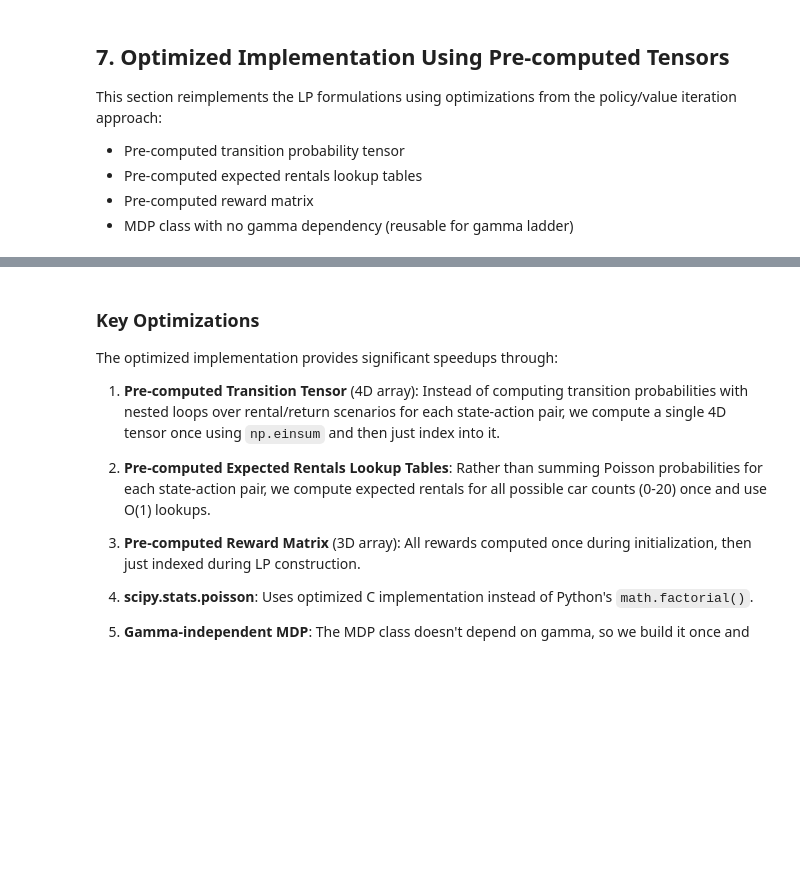
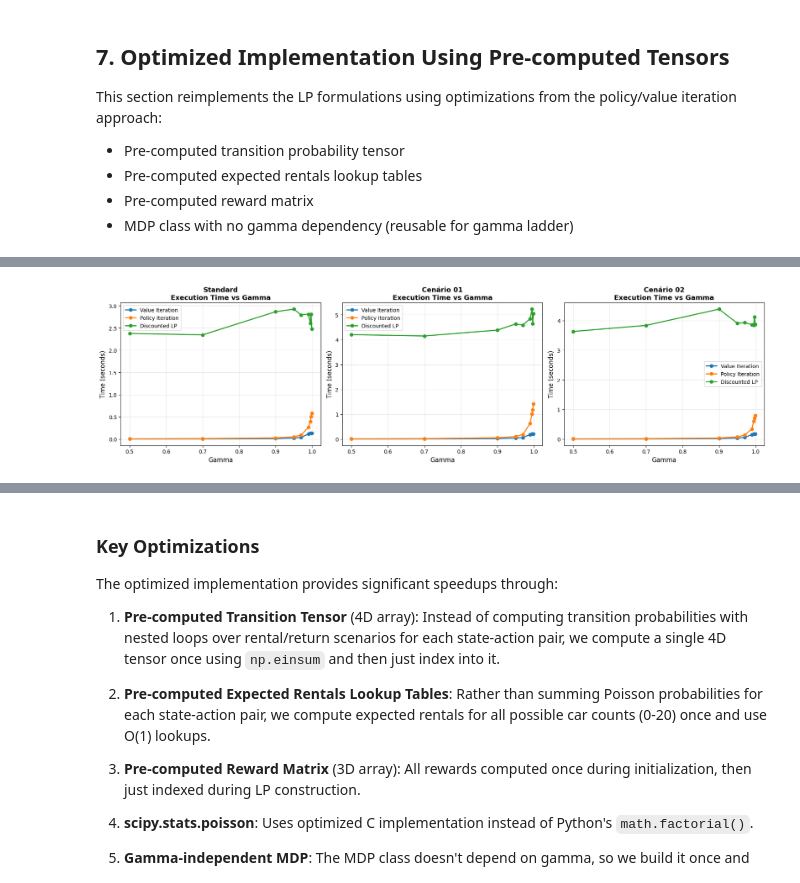
Before and after one commit to novae1/rl_gym, a Jupyter notebook: MDPs/blackwell_jack_rental.ipynb, the cells around one changed output, grey strips where cells are left out. Cells and saved outputs as stored; diff of their text form; code cells hidden in the pictures; blank space fills up the shorter version.

```diff
--- a/MDPs/blackwell_jack_rental.ipynb
+++ b/MDPs/blackwell_jack_rental.ipynb
@@ -725,0 +976,23 @@ Keep other parameters constant (standard scenario values).
+# %%
+# Plot 1: Time vs Gamma for each scenario
+fig, axes = plt.subplots(1, 3, figsize=(18, 5))
+
+for idx, scenario_name in enumerate(scenarios.keys()):
+    ax = axes[idx]
+    scenario_data = results_df[results_df['Scenario'] == scenario_name]
+
+    for method in ['Value Iteration', 'Policy Iteration', 'Discounted LP']:
+        method_data = scenario_data[scenario_data['Method'] == method]
+        if not method_data.empty:
+            ax.plot(method_data['Gamma'], method_data['Time (s)'], 'o-', label=method, linewidth=2, markersize=6)
+
+    ax.set_xlabel('Gamma', fontsize=12)
+    ax.set_ylabel('Time (seconds)', fontsize=12)
+    ax.set_title(f'{scenario_name}\nExecution Time vs Gamma', fontsize=13, fontweight='bold')
+    ax.legend()
+    ax.grid(True, alpha=0.3)
+
+plt.tight_layout()
+plt.show()
+# %% [output]
+[figure, added]
```
Also changed, not shown: parts of 16 cells of this notebook.
